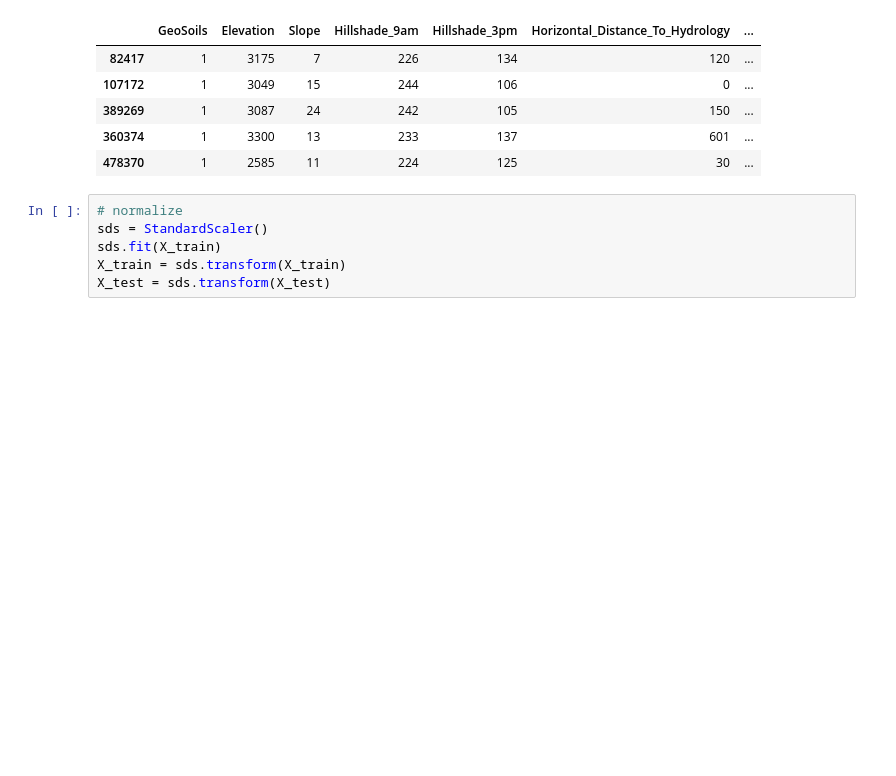
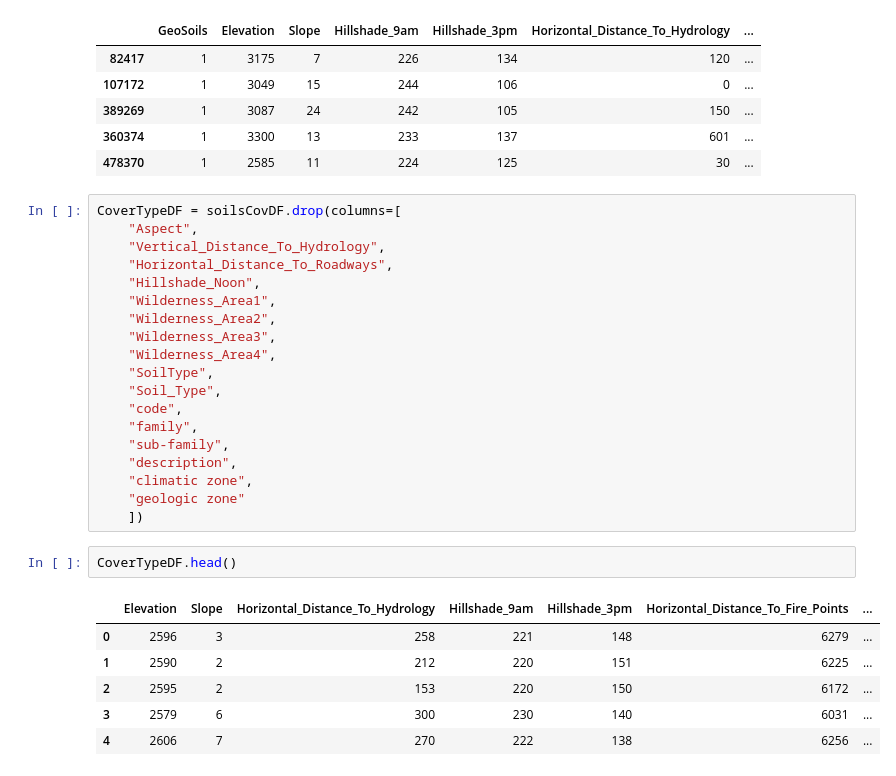
Before and after one commit to Contour13/Final_Tree-Cover, a Jupyter notebook: Visualizations.ipynb, the cells around one changed output. Cells and saved outputs as stored; diff of their text form; blank space fills up the shorter version.

```diff
--- a/Visualizations.ipynb
+++ b/Visualizations.ipynb
@@ -416,9 +417,31 @@ X_train.head()
 | 389269 | 1 | 3087 | 24 | 242 | 105 | 150 | ... |
 | 360374 | 1 | 3300 | 13 | 233 | 137 | 601 | ... |
 | 478370 | 1 | 2585 | 11 | 224 | 125 | 30 | ... |
-# %%
-# normalize
-sds = StandardScaler()
-sds.fit(X_train)
-X_train = sds.transform(X_train)
-X_test = sds.transform(X_test)
+# %%
+CoverTypeDF = soilsCovDF.drop(columns=[
+    "Aspect",
+    "Vertical_Distance_To_Hydrology",
+    "Horizontal_Distance_To_Roadways",
+    "Hillshade_Noon",
+    "Wilderness_Area1",
+    "Wilderness_Area2",
+    "Wilderness_Area3",
+    "Wilderness_Area4",
+    "SoilType",
+    "Soil_Type",
+    "code",
+    "family",
+    "sub-family",
+    "description",
+    "climatic zone",
+    "geologic zone"
+    ])
+# %%
+CoverTypeDF.head()
+# %% [output]
+|  | Elevation | Slope | Horizontal_Distance_To_Hydrology | Hillshade_9am | Hillshade_3pm | Horizontal_Distance_To_Fire_Points | ... |
+| 0 | 2596 | 3 | 258 | 221 | 148 | 6279 | ... |
+| 1 | 2590 | 2 | 212 | 220 | 151 | 6225 | ... |
+| 2 | 2595 | 2 | 153 | 220 | 150 | 6172 | ... |
+| 3 | 2579 | 6 | 300 | 230 | 140 | 6031 | ... |
+| 4 | 2606 | 7 | 270 | 222 | 138 | 6256 | ... |
```
Also changed, not shown: parts of 10 cells of this notebook.
